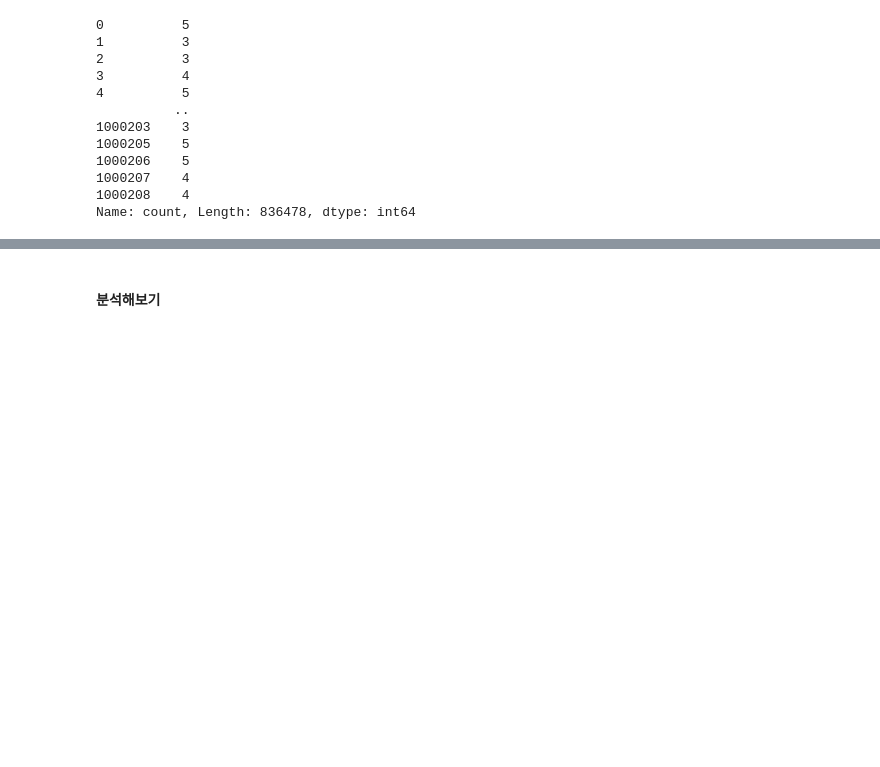
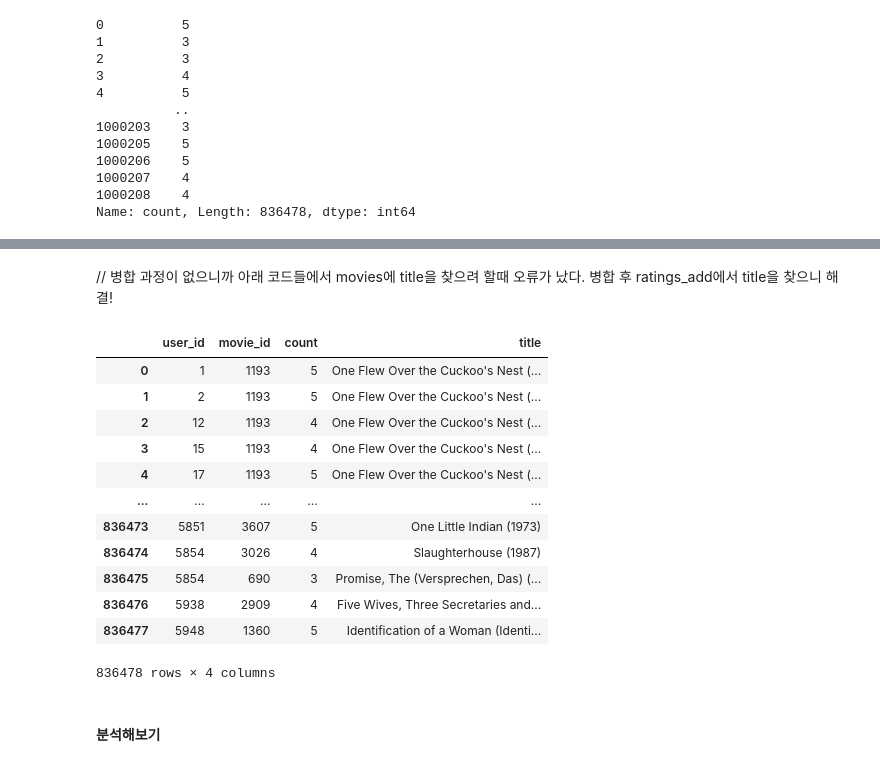
Before and after one commit to happyme2/Aiffel_Exploration, a Jupyter notebook: Ex8_Recommender_System/Ex8_Movie_Recommendation.ipynb, the cells around one changed output, grey strips where cells are left out. Drawn from its saved outputs; the diff is of its cells as text; code cells hidden in the pictures; blank space fills up the shorter version.

```diff
--- a/Ex8_Recommender_System/Ex8_Movie_Recommendation.ipynb
+++ b/Ex8_Recommender_System/Ex8_Movie_Recommendation.ipynb
@@ -90,3 +99,23 @@ movies.head()
+# %% [markdown]
+// 병합 과정이 없으니까 아래 코드들에서 movies에 title을 찾으려 할때 오류가 났다. 병합 후 ratings_add에서 title을 찾으니 해결!
+# %%
+# 영화제목 추가해서 변경해주기
+ratings_add = pd.merge(ratings,movies, on = "movie_id")   # 표 합치기 - movie_id라는 열만 겹친다!
+ratings_add
+# %% [output]
+|  | user_id | movie_id | count | title |
+| 0 | 1 | 1193 | 5 | One Flew Over the Cuckoo's Nest (... |
+| 1 | 2 | 1193 | 5 | One Flew Over the Cuckoo's Nest (... |
+| 2 | 12 | 1193 | 4 | One Flew Over the Cuckoo's Nest (... |
+| 3 | 15 | 1193 | 4 | One Flew Over the Cuckoo's Nest (... |
+| 4 | 17 | 1193 | 5 | One Flew Over the Cuckoo's Nest (... |
+| ... | ... | ... | ... | ... |
+| 836473 | 5851 | 3607 | 5 | One Little Indian (1973) |
+| 836474 | 5854 | 3026 | 4 | Slaughterhouse (1987) |
+| 836475 | 5854 | 690 | 3 | Promise, The (Versprechen, Das) (... |
+| 836476 | 5938 | 2909 | 4 | Five Wives, Three Secretaries and... |
+| 836477 | 5948 | 1360 | 5 | Identification of a Woman (Identi... |
+836478 rows × 4 columns
 # %% [markdown]
 #### 분석해보기
 # %%
```
Also changed, not shown: parts of 30 cells of this notebook.
